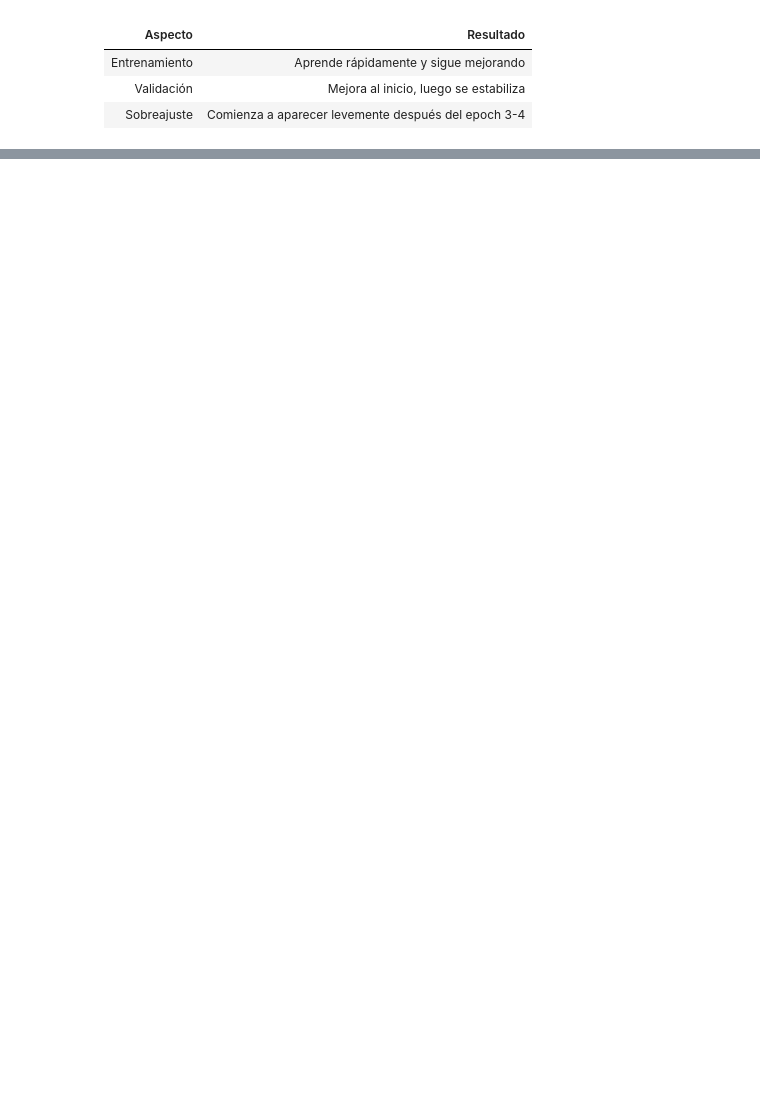
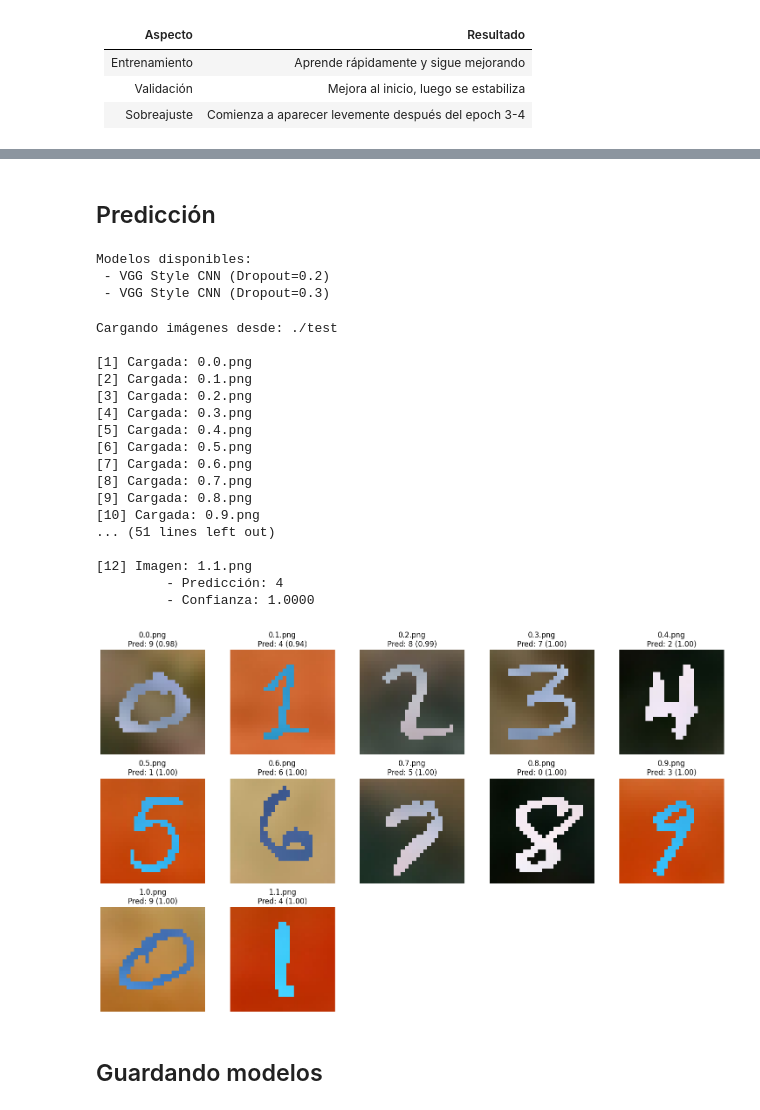
Before and after one commit to JosueSay/labs-ds, a Jupyter notebook: lab3/lab3.ipynb, the cells around one changed output, grey strips where cells are left out. Saved outputs shown, nothing was run; the diff lists cells and outputs as text; code cells hidden in the pictures; blank space fills up the shorter version.

```diff
--- a/lab3/lab3.ipynb
+++ b/lab3/lab3.ipynb
@@ -382,5 +452,7 @@ VGG Style CNN (Dropout=0.3) Accuracy: 98.25%
 # %%
 # DL simple
+modelName = "Simple Dense NN"
 model3 = buildSimpleDenseModel()
-acc3 = trainAndEvaluate(model3, train_ds, val_ds, epochs=epochs, modelName="Simple Dense NN")
-results.append(("Simple Dense NN", acc3))
+acc3 = trainAndEvaluate(model3, train_ds, val_ds, epochs=epochs, modelName=modelName)
+results.append((modelName, acc3))
+modelsDict[modelName] = model3
@@ -400,3 +459,6 @@ Simple Dense NN Accuracy: 80.49%
+# %%
+svmModel = runSvmModelPipeline(train_ds, results, epochs=epochs)
+modelsDict["SVM Model"] = svmModel
 # %%
 print("--- Resumen resultados ---")
 for name, acc in results:
@@ -534,0 +475,2 @@ Mejor modelo: VGG Style CNN (Dropout=0.2) con precisión 98.57%
+# %% [markdown]
+## Predicción
@@ -534,0 +516,62 @@ Mejor modelo: VGG Style CNN (Dropout=0.2) con precisión 98.57%
+# %%
+def showPredictions(images, filenames, preds, confs, samples=5, verbose=True):
+    """
+    Muestra imágenes con predicción y confianza. Si samples=-1, muestra todas las imágenes.
+    """
+    if verbose:
+        print("\nResultados de predicción:\n")
+        for i in range(len(images)):
+            print(f"[{i+1}] Imagen: {filenames[i]}")
+            print(f"\t - Predicción: {preds[i]}")
+            print(f"\t - Confianza: {confs[i]:.4f}\n")
+
+    # Mostrar todas si samples == -1
+    total = len(images) if samples == -1 else min(samples, len(images))
+
+    cols = min(5, total)
+    rows = (total + cols - 1) // cols
+
+    plt.figure(figsize=(3 * cols, 3 * rows))
+    for i in range(total):
+        plt.subplot(rows, cols, i + 1)
+        plt.imshow(images[i])
+        plt.title(f"{filenames[i]}\nPred: {preds[i]} ({confs[i]:.2f})")
+        plt.axis("off")
+    plt.tight_layout()
+    plt.show()
+# %%
+print("Modelos disponibles:")
+for name in modelsDict:
+    print(f" - {name}")
+# %% [output]
+Modelos disponibles:
+ - VGG Style CNN (Dropout=0.2)
+ - VGG Style CNN (Dropout=0.3)
+# %%
+bestModel = modelsDict["VGG Style CNN (Dropout=0.2)"]
+images, filenames = loadAndPrepareImages("./test", verbose=True)
+preds = bestModel.predict(images)
+predClasses = np.argmax(preds, axis=1)
+confs = np.max(preds, axis=1)
+showPredictions(images, filenames, predClasses, confs, samples=-1, verbose=True)
+# %% [output]
+Cargando imágenes desde: ./test
+
+[1] Cargada: 0.0.png
+[2] Cargada: 0.1.png
+[3] Cargada: 0.2.png
+[4] Cargada: 0.3.png
+[5] Cargada: 0.4.png
+[6] Cargada: 0.5.png
+[7] Cargada: 0.6.png
+[8] Cargada: 0.7.png
+[9] Cargada: 0.8.png
+[10] Cargada: 0.9.png
+... (51 lines left out)
+
+[12] Imagen: 1.1.png
+         - Predicción: 4
+         - Confianza: 1.0000
+[figure, added]
+# %% [markdown]
+## Guardando modelos
```
Also changed, not shown: parts of 38 cells of this notebook, 15 other files.
